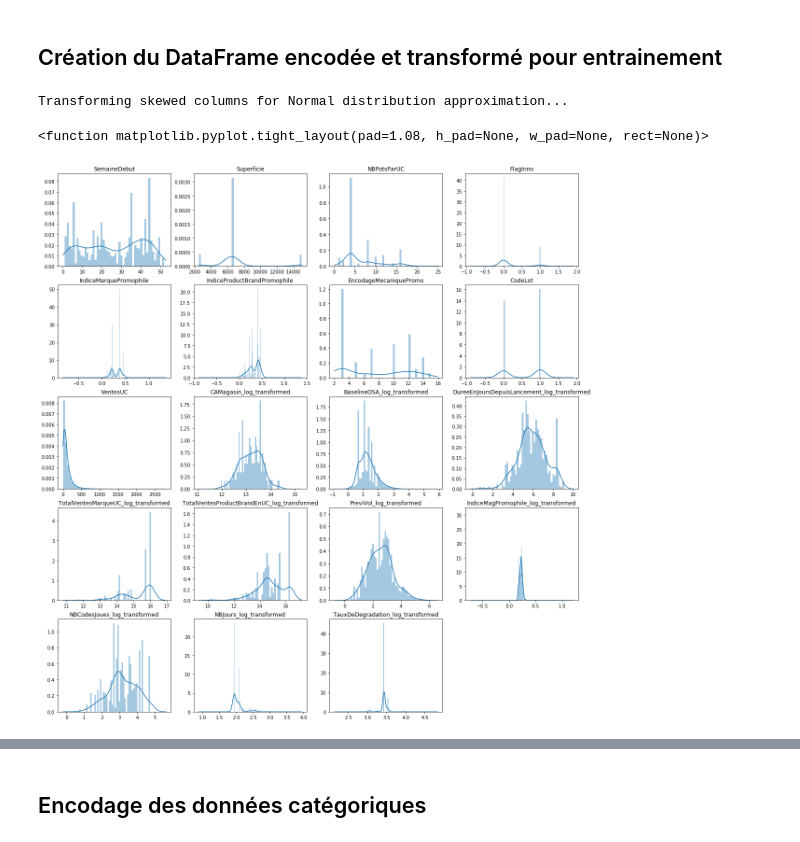
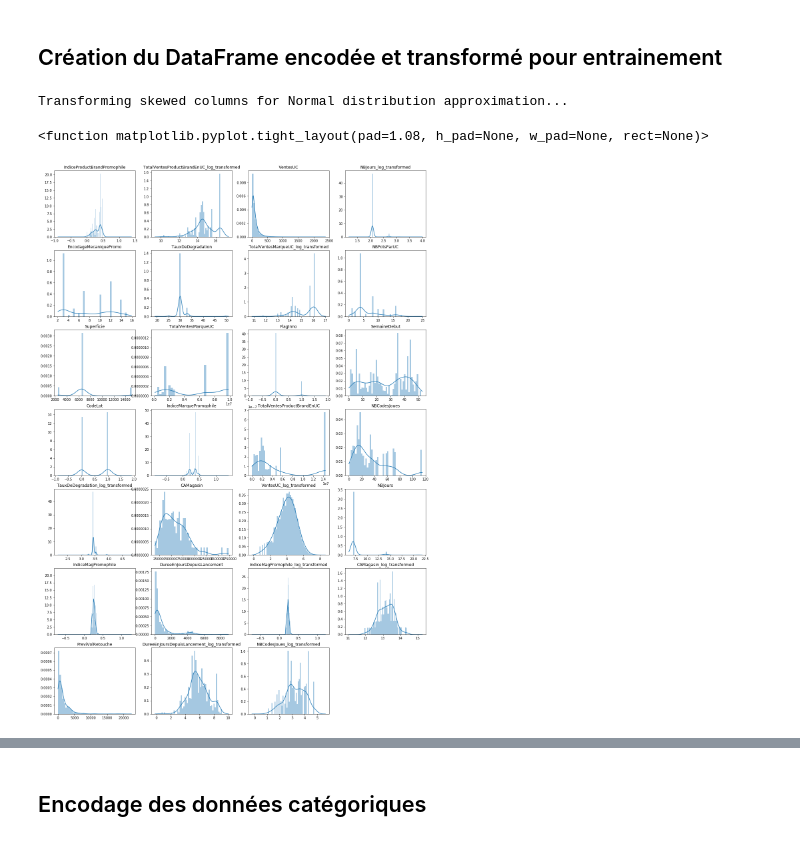
Before and after one commit to BOTTINYA/Precos_OSA, a Jupyter notebook: dev.ipynb, the cells around one changed output, grey strips where cells are left out. Saved outputs shown, nothing was run; the diff lists cells and outputs as text; code cells hidden in the pictures.

```diff
--- a/dev.ipynb
+++ b/dev.ipynb
@@ -28,7 +28,7 @@ Querying and loading time = 108.18 s
 Request finished
 # %%
 #Data Cleaning
-df_clean = preprocessing.training_set_preprocessing.training_set_cleaning(df)
+df_clean,id_cols = preprocessing.training_set_preprocessing.training_set_cleaning(df)
 
 print('Dataframe shape :', df_clean.shape)
 # %% [output]
@@ -62,7 +82,10 @@ df_clean.describe(include = 'all').transpose()
 fig = plt.figure
 fig(figsize =(20,30))
 i=0
-for col in df_clean.columns:
+
+df_clean = df_clean.dropna()
+
+for col in set(df_clean.columns) - set(id_cols):
     plt.subplot(7, 4, i + 1)
     plt.title(col)
     sns.distplot(df_clean[[col]] , kde_kws = {'bw':0.1})
@@ -90,20 +113,20 @@ sns.heatmap(X_corr, center=0, square = True, mask = mask)
 # %%
 df_transform = preprocessing.training_set_preprocessing.data_forward_transform(df_clean)
 
 fig = plt.figure
 fig(figsize =(20,30))
 i=0
-for col in df_transform.columns:
+for col in set(df_transform.columns) - set(id_cols):
     plt.subplot(7, 4, i + 1)
     plt.title(col)
     sns.distplot(df_transform[[col]],  kde_kws={'bw':0.3})
     i+=1
 
 plt.tight_layout
 # %% [output]
 Transforming skewed columns for Normal distribution approximation...
 <function matplotlib.pyplot.tight_layout(pad=1.08, h_pad=None, w_pad=None, rect=None)>
-[figure, old version]
+[figure, new version]
 # %%
 X_corr = df_transform.corr()
 mask = np.zeros_like(X_corr, dtype=np.bool)
```
Also changed, not shown: parts of 8 cells of this notebook, 8 other files.
